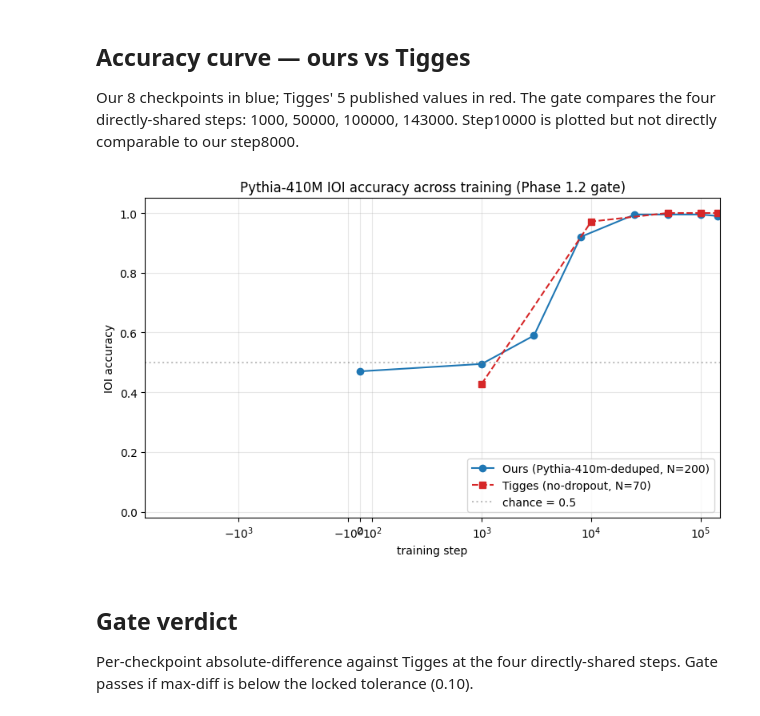
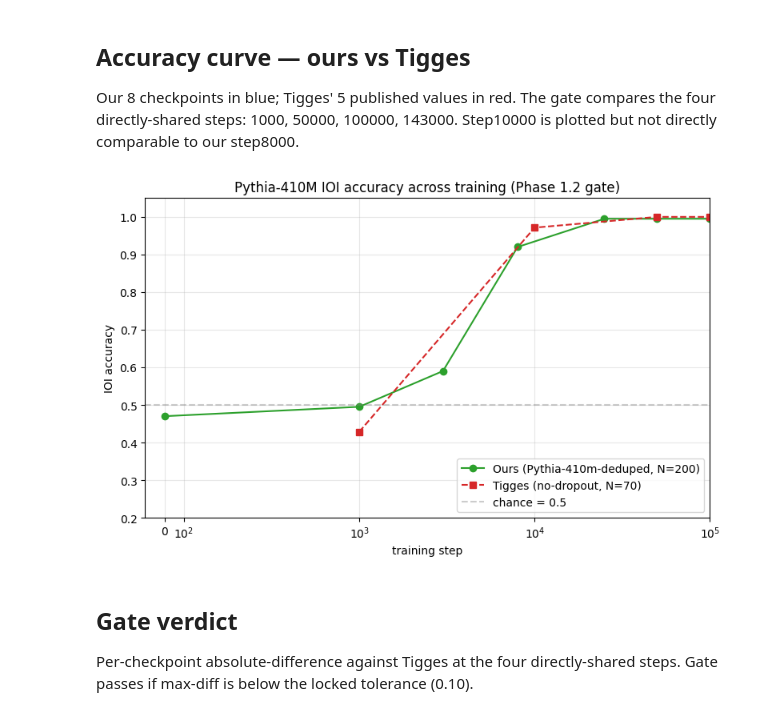
Before and after one commit to cam-berger/pythia-motif-emergence, a Jupyter notebook: notebooks/tigges_ioi_replication.ipynb, the cells around one changed output. Cells and saved outputs as stored; diff of their text form; code cells hidden in the pictures.

```diff
--- a/notebooks/tigges_ioi_replication.ipynb
+++ b/notebooks/tigges_ioi_replication.ipynb
@@ -81,34 +81,35 @@ Our 8 checkpoints in blue; Tigges' 5 published values in red. The gate compares
 # %%
 ours_acc = (
     agg[agg['metric'] == 'accuracy']
     .sort_values('step')[['step', 'value']]
     .reset_index(drop=True)
 )
 tigges_df = pd.DataFrame(
     [(s, v) for s, v in TIGGES_REFERENCE.items()],
     columns=['step', 'value'],
 ).sort_values('step').reset_index(drop=True)
 
 fig, ax = plt.subplots(figsize=(8, 5))
 ax.plot(ours_acc['step'], ours_acc['value'],
         marker='o', label='Ours (Pythia-410m-deduped, N=200)',
-        color='C0')
+        color='tab:green')
 ax.plot(tigges_df['step'], tigges_df['value'],
         marker='s', linestyle='--', label='Tigges (no-dropout, N=70)',
-        color='C3')
-ax.axhline(0.5, color='grey', linestyle=':', alpha=0.5,
+        color='tab:red')
+ax.axhline(0.5, color='gray', linestyle='--', alpha=0.4,
            label='chance = 0.5')
 ax.set_xscale('symlog', linthresh=1000)
 ax.set_xlabel('training step')
+ax.set_xlim(-100, 10**5)
 ax.set_ylabel('IOI accuracy')
-ax.set_ylim(-0.02, 1.05)
+ax.set_ylim(0.2, 1.05)
 ax.set_title('Pythia-410M IOI accuracy across training (Phase 1.2 gate)')
 ax.legend(loc='lower right')
 ax.grid(alpha=0.3)
 plt.tight_layout()
 plt.show()
 # %% [output]
-[figure, old version]
+[figure, new version]
 # %% [markdown]
 ## Gate verdict
 
```
Also changed, not shown: parts of 4 cells of this notebook, 1 other file.
